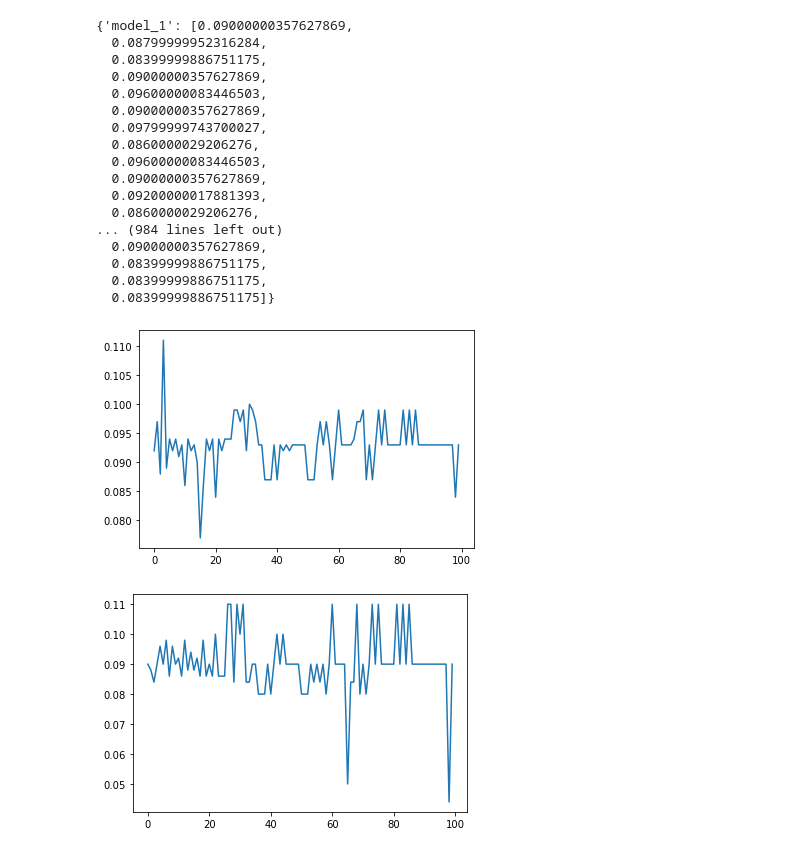
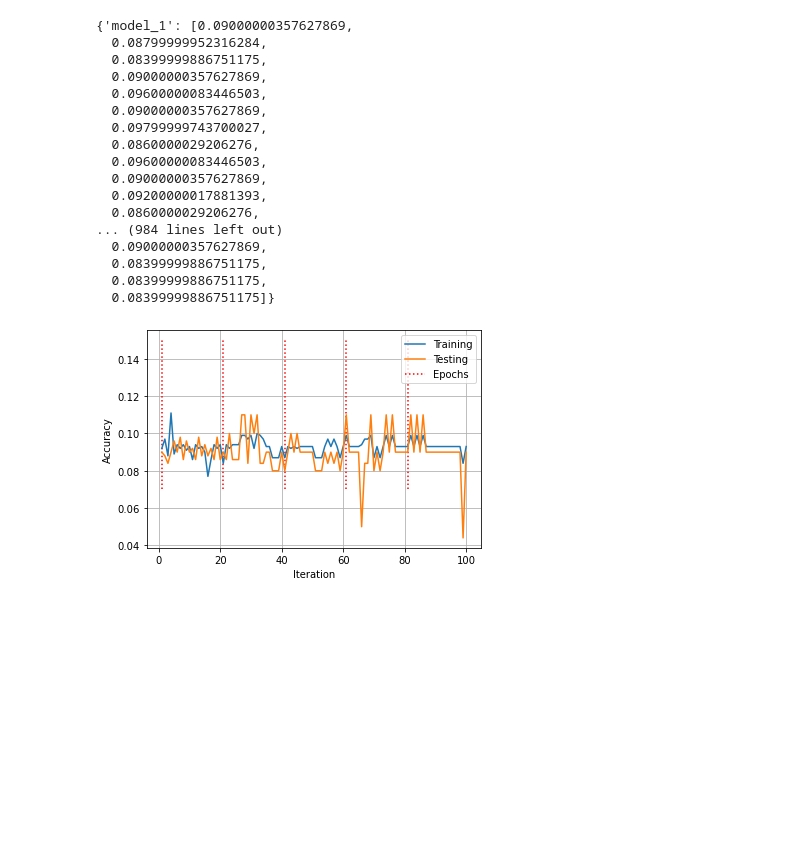
Before and after one commit to moritzlauff/thesis_programming, a Jupyter notebook: code_tests/enkf_test_small.ipynb, the cells around one changed output. Drawn from its saved outputs; the diff is of its cells as text; code cells hidden in the pictures; blank space fills up the shorter version.

Commit message:
accuracy per batch added

```diff
--- a/code_tests/enkf_test_small.ipynb
+++ b/code_tests/enkf_test_small.ipynb
@@ -166,7 +166,7 @@ for epoch in range(5):
                                                                       .evaluate(X_test, y_test, verbose = 0)[1])
 
             # for every particle write the current iteration in a dictionary
-            iteration_dict["model_{}".format(str(i+1))].append("epoch: {}, batch: {}".format(epoch+1, b+1))
+            iteration_dict["model_{}".format(str(i+1))].append("Epoch: {}, Batch: {}.".format(epoch+1, b+1))
 
         #print(y_pred_dict["model_1"])
 
@@ -354,14 +354,9 @@ test_acc_dict
   0.08399999886751175,
   0.08399999886751175,
   0.08399999886751175]}
-# %%
-import matplotlib.pyplot as plt
-
-plt.plot(np.arange(len(train_acc_dict["model_1"])), train_acc_dict["model_1"])
-plt.show()
-
-plt.plot(np.arange(len(test_acc_dict["model_1"])), test_acc_dict["model_1"])
-plt.show()
-# %% [output]
-[figure, removed]
-[figure, removed]
+# %%
+nn_plot_iter_acc(train_acc_dict["model_1"],
+                 test_acc_dict["model_1"],
+                 iteration_dict["model_1"])
+# %% [output]
+[figure, added]
```
Also changed, not shown: parts of 4 cells of this notebook, 1 other file.
